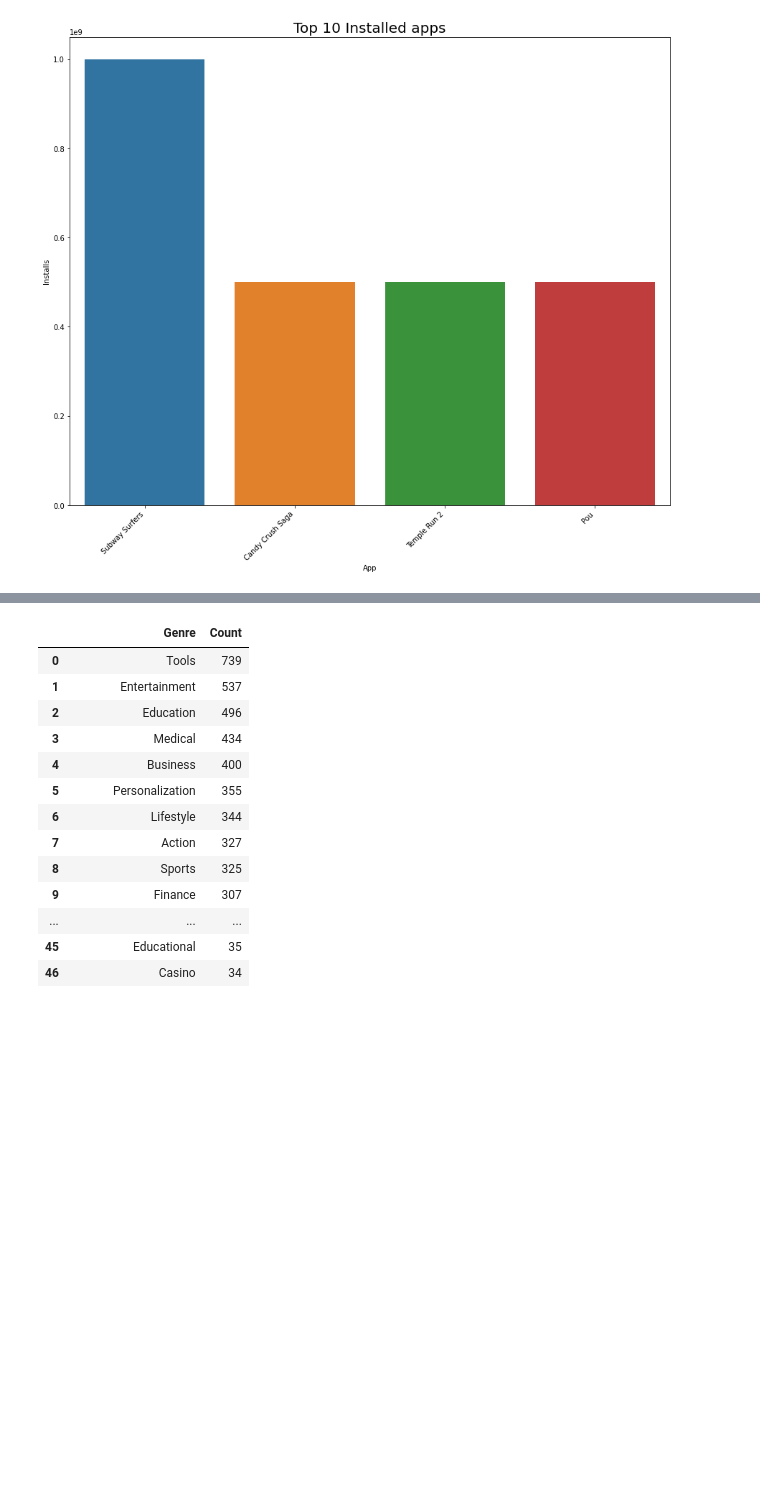
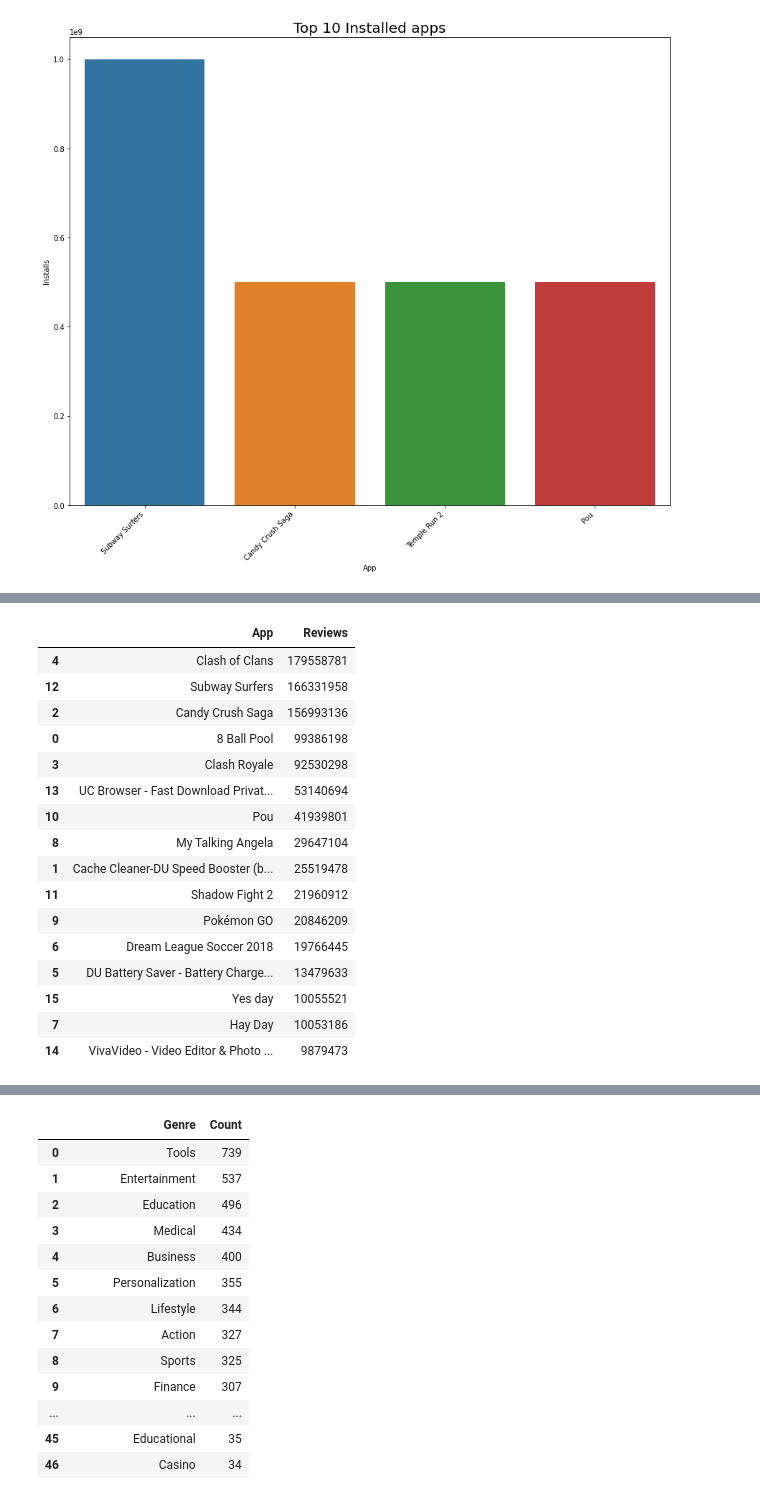
Before and after one commit to MohammedSaudh/Play-Store-App-Review-Analysis, a Jupyter notebook: Play_Store_App_Review_Analysis_Capstone_Project.ipynb, the cells around one changed output, grey strips where cells are left out. Saved outputs shown, nothing was run; the diff lists cells and outputs as text; code cells hidden in the pictures; blank space fills up the shorter version.

```diff
--- a/Play_Store_App_Review_Analysis_Capstone_Project.ipynb
+++ b/Play_Store_App_Review_Analysis_Capstone_Project.ipynb
@@ -574,0 +590,20 @@ Apps_with_highest_reviews
+# %%
+apps_with_highest_reviews_sorted
+# %% [output]
+|  | App | Reviews |
+| 4 | Clash of Clans | 179558781 |
+| 12 | Subway Surfers | 166331958 |
+| 2 | Candy Crush Saga | 156993136 |
+| 0 | 8 Ball Pool | 99386198 |
+| 3 | Clash Royale | 92530298 |
+| 13 | UC Browser - Fast Download Privat... | 53140694 |
+| 10 | Pou | 41939801 |
+| 8 | My Talking Angela | 29647104 |
+| 1 | Cache Cleaner-DU Speed Booster (b... | 25519478 |
+| 11 | Shadow Fight 2 | 21960912 |
+| 9 | Pokémon GO | 20846209 |
+| 6 | Dream League Soccer 2018 | 19766445 |
+| 5 | DU Battery Saver - Battery Charge... | 13479633 |
+| 15 | Yes day | 10055521 |
+| 7 | Hay Day | 10053186 |
+| 14 | VivaVideo - Video Editor & Photo ... | 9879473 |
```
Also changed, not shown: parts of 19 cells of this notebook.
